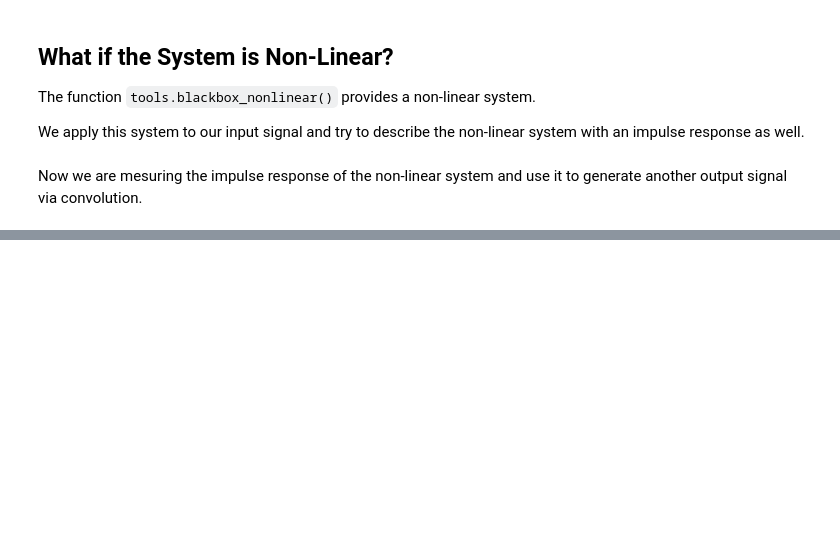
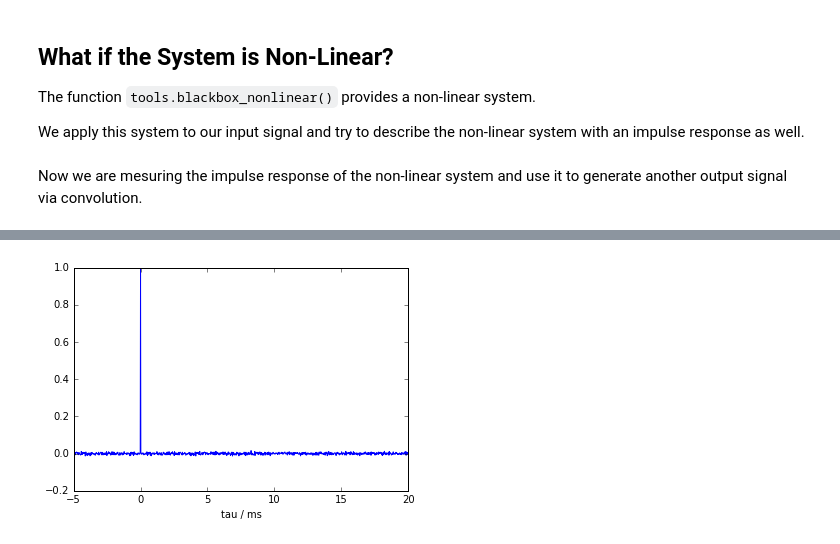
Before and after one commit to hagenw/audiotechnology-examples, a Jupyter notebook: 02_signal_processing.ipynb, the cells around one changed output, grey strips where cells are left out. Saved outputs shown, nothing was run; the diff lists cells and outputs as text; code cells hidden in the pictures; blank space fills up the shorter version.

```diff
--- a/02_signal_processing.ipynb
+++ b/02_signal_processing.ipynb
@@ -173,3 +200,10 @@ Non-linear systems CANNOT be described by their impulse responses.
+# %%
+phi, tau = autocorr(noise)
+plt.plot(tau*1000,phi)
+plt.xlim(-5,20)
+plt.xlabel("tau / ms");
+# %% [output]
+[figure, added]
 # %% [markdown]
 <p xmlns:dct="http://purl.org/dc/terms/">
   <a rel="license"
```
Also changed, not shown: parts of 7 cells of this notebook.
